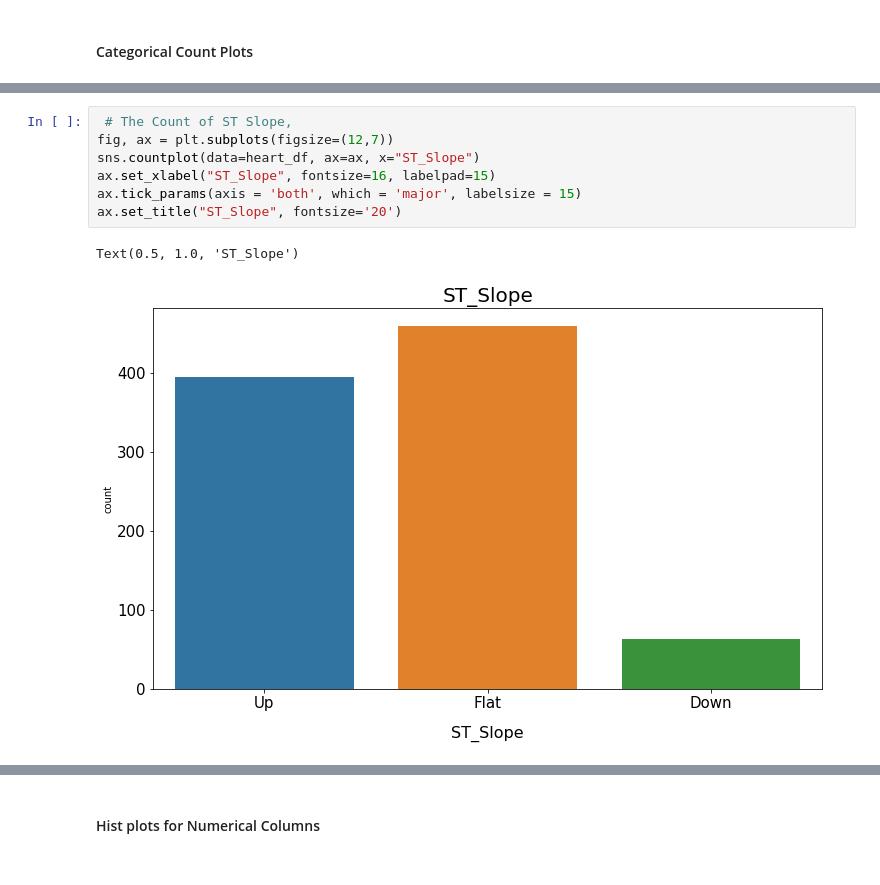
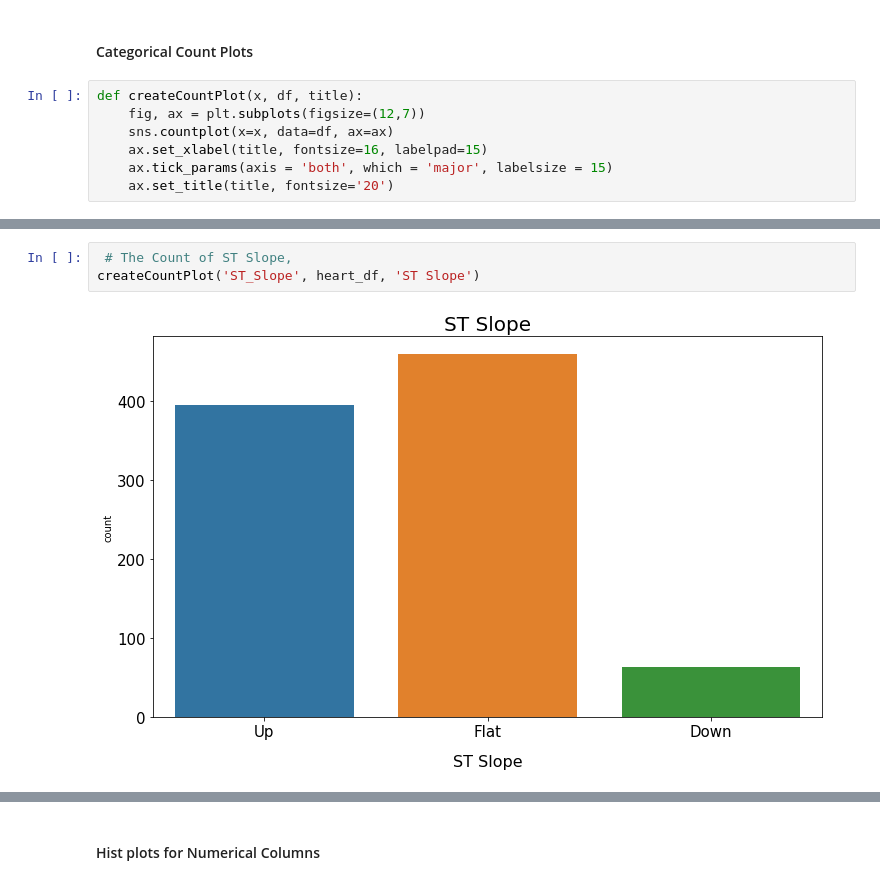
Before and after one commit to rvtovar/Heart_Disease, a Jupyter notebook: Heart_Disease.ipynb, the cells around one changed output, grey strips where cells are left out. Saved outputs shown, nothing was run; the diff lists cells and outputs as text.

```diff
--- a/Heart_Disease.ipynb
+++ b/Heart_Disease.ipynb
@@ -199,5 +199,12 @@ dtype: int64
 ### Univariate Visualizations
 # %% [markdown]
 #### Categorical Count Plots
+# %%
+def createCountPlot(x, df, title):
+    fig, ax = plt.subplots(figsize=(12,7))
+    sns.countplot(x=x, data=df, ax=ax)
+    ax.set_xlabel(title, fontsize=16, labelpad=15)
+    ax.tick_params(axis = 'both', which = 'major', labelsize = 15)
+    ax.set_title(title, fontsize='20')
 # %%
  # The Count of heart disease,
@@ -253,12 +235,7 @@ Text(0.5, 1.0, 'Exercise Angina')
 [figure]
 # %%
  # The Count of ST Slope,
-fig, ax = plt.subplots(figsize=(12,7))
-sns.countplot(data=heart_df, ax=ax, x="ST_Slope")
-ax.set_xlabel("ST_Slope", fontsize=16, labelpad=15)
-ax.tick_params(axis = 'both', which = 'major', labelsize = 15)
-ax.set_title("ST_Slope", fontsize='20')
+createCountPlot('ST_Slope', heart_df, 'ST Slope')
 # %% [output]
-Text(0.5, 1.0, 'ST_Slope')
-[figure, old version]
+[figure, new version]
 # %%
```
Also changed, not shown: parts of 14 cells of this notebook.
